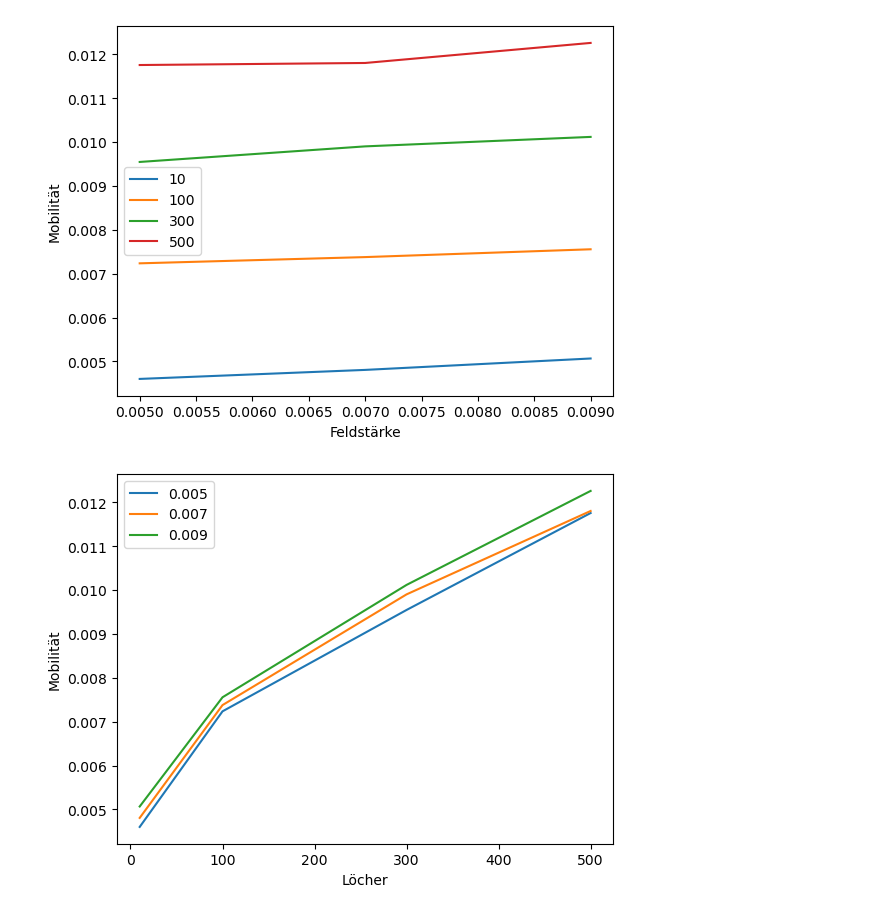
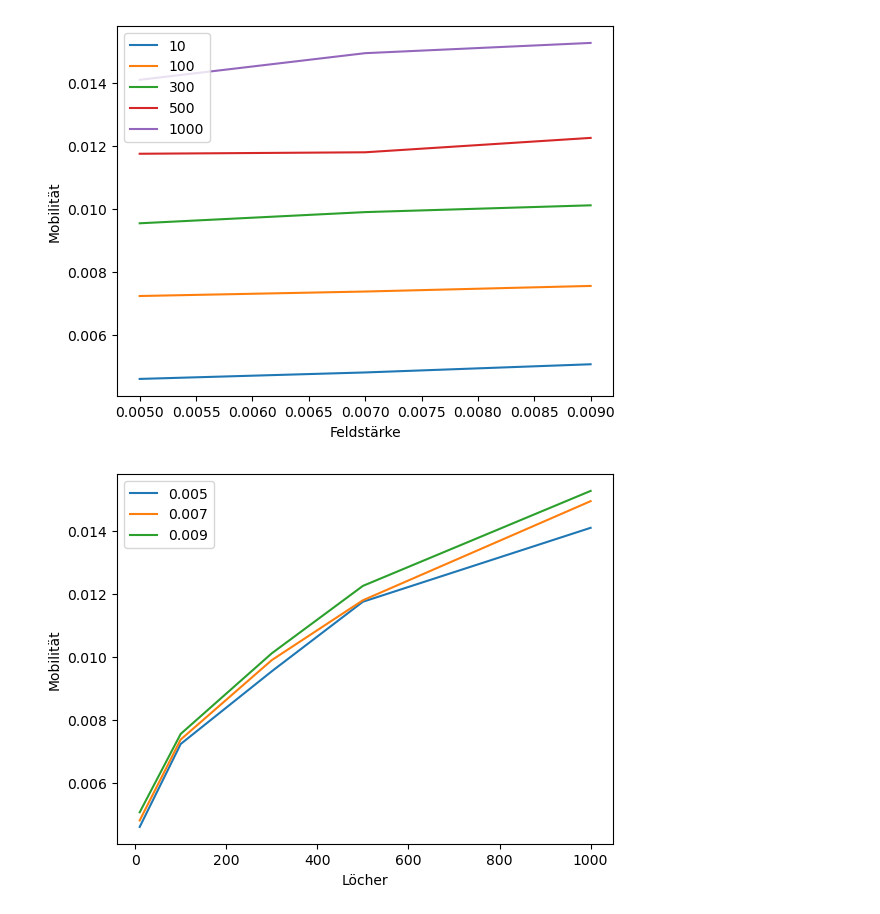
Before and after one commit to Tempus14/ResistorNet, a Jupyter notebook: Mobilitätsplots.ipynb, the cells around one changed output. Saved outputs shown, nothing was run; the diff lists cells and outputs as text; code cells hidden in the pictures.

Commit message:
added 1000holes

```diff
--- a/Mobilitätsplots.ipynb
+++ b/Mobilitätsplots.ipynb
@@ -3,28 +3,31 @@ import numpy as np
 import matplotlib.pyplot as plt
 import pandas as pd
 # %%
-holes=[10, 100, 300, 500]
+holes=[10, 100, 300, 500, 1000]
 ten=[[5.000000000000000104e-03, 4.600156337618841948e-03, 6.070511020014526934e-04],[7.000000000000000146e-03, 4.805818058449574937e-03, 6.611595972542073842e-04],[8.999999999999999320e-03, 5.065781485718996377e-03, 7.339877603092078090e-04]]
 hun=[[5.000000000000000104e-03, 7.235020064237436543e-03, 5.171989315334924505e-04],[7.000000000000000146e-03, 7.377245943349005838e-03, 7.112220598692208700e-04],[8.999999999999999320e-03, 7.555301689462104106e-03, 6.178952298420702137e-04]]
 thun=[[5.000000000000000104e-03, 9.545839103676647536e-03, 5.656025440405846195e-04],[7.000000000000000146e-03, 9.901059345363246930e-03, 4.041955322448711032e-04],[8.999999999999999320e-03, 1.011683532795873766e-02, 3.195816779834026976e-04]]
 fhun=[[5.000000000000000104e-03, 1.175538407063545301e-02, 6.494919461578700214e-04],[7.000000000000000146e-03, 1.180206838418312344e-02, 5.536064233011849011e-04],[8.999999999999999320e-03, 1.225918568283059298e-02, 3.601442136895926724e-04]]
+tau=[[5.000000000000000104e-03, 1.410484949117652397e-02, 6.753632406230495938e-04],[7.000000000000000146e-03, 1.495177447382851910e-02, 5.512243552131700823e-04],[8.999999999999999320e-03, 1.527734658433185788e-02, 7.220523888172782241e-04]]
 # %%
 D1=pd.DataFrame(ten)
 D2=pd.DataFrame(hun)
 D3=pd.DataFrame(thun)
 D4=pd.DataFrame(fhun)
-D=pd.concat([D1, D2, D3, D4])
+D5=pd.DataFrame(tau)
+D=pd.concat([D1, D2, D3, D4, D5])
 # %%
 plt.plot(D1[0], D1[1], label="10")
 plt.plot(D2[0], D2[1], label="100")
 plt.plot(D3[0], D3[1], label="300")
 plt.plot(D4[0], D4[1], label="500")
+plt.plot(D5[0], D5[1], label="1000")
 plt.xlabel('Feldstärke')
 plt.ylabel("Mobilität")
 plt.legend()
 plt.show()
 # %% [output]
-[figure, old version]
+[figure, new version]
 # %%
 plt.plot(holes, D[1][0], label="0.005")
 plt.plot(holes, D[1][1], label="0.007")
@@ -34,4 +37,4 @@ plt.ylabel("Mobilität")
 plt.legend()
 plt.show()
 # %% [output]
-[figure, old version]
+[figure, new version]
```
